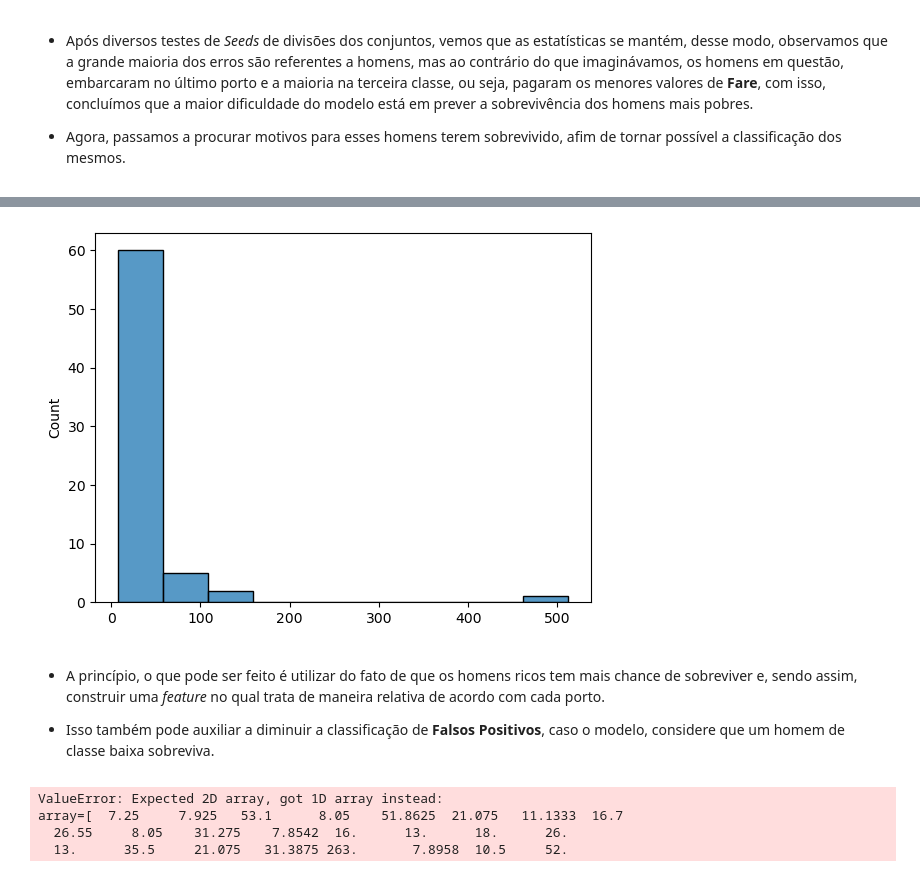
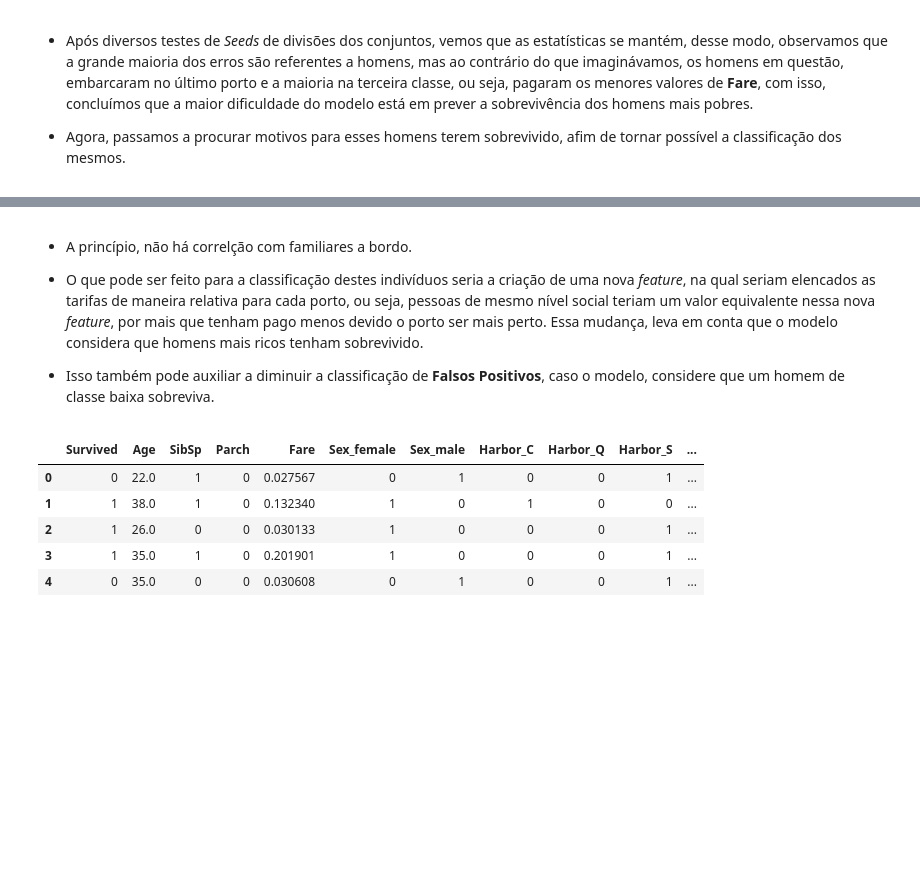
Before and after one commit to Edmurcn/Titanic, a Jupyter notebook: Passo-4.ipynb, the cells around one changed output, grey strips where cells are left out. Saved outputs shown, nothing was run; the diff lists cells and outputs as text; code cells hidden in the pictures; blank space fills up the shorter version.

```diff
--- a/Passo-4.ipynb
+++ b/Passo-4.ipynb
@@ -151,28 +161,54 @@ plt.show()
-# %%
-sns.histplot(X_falneg[:,3], bins=10)
-plt.show()
-# %% [output]
-[figure, removed]
 # %% [markdown]
-- A princípio, o que pode ser feito é utilizar do fato de que os homens ricos tem mais chance de sobreviver e, sendo assim, construir uma *feature* no qual trata de maneira relativa de acordo com cada porto.
+- A princípio, não há correlção com familiares a bordo.
+
+- O que pode ser feito para a classificação destes indivíduos seria a criação de uma nova *feature*, na qual seriam elencados as tarifas de maneira relativa para cada porto, ou seja, pessoas de mesmo nível social teriam um valor equivalente nessa nova *feature*, por mais que tenham pago menos devido o porto ser mais perto. Essa mudança, leva em conta que o modelo considera que homens mais ricos tenham sobrevivido.
 
 - Isso também pode auxiliar a diminuir a classificação de **Falsos Positivos**, caso o modelo, considere que um homem de classe baixa sobreviva.
-# %%
-from sklearn.preprocessing import MinMaxScaler
-
-scaler = MinMaxScaler()
-
-# Carregando os dados
-df_train = pd.read_csv("dados/treino_tratado_2.csv", header=0)
-df_test = pd.read_csv("dados/teste_tratado_2.csv", header=0)
-
-# Calculando os máximos e mínimos preços de cada porto
-mask_S = df_train["Harbor_S"] == 1
-df_S = df_train[mask_S]
-df_S['Fare'] = scaler.fit_transform(df_S['Fare'])
-df_S.head()
-# %% [output]
-ValueError: Expected 2D array, got 1D array instead:
-array=[  7.25     7.925   53.1      8.05    51.8625  21.075   11.1333  16.7
-  26.55     8.05    31.275    7.8542  16.      13.      18.      26.
-  13.      35.5     21.075   31.3875 263.       7.8958  10.5     52.
+# %%
+
+# Carregando os dados
+df_train = pd.read_csv("dados/treino_tratado_2.csv", header=0)
+df_test = pd.read_csv("dados/teste_tratado_2.csv", header=0)
+
+Original_Fare_Train = df_train["Fare"]
+Original_Fare_Test = df_test["Fare"]
+
+# Calculando os máximos e mínimos dos preços de cada porto
+
+def get_min_max(porto):
+    mask = df_train[porto] == 1
+    df = df_train[mask]
+    max_porto = np.max(df["Fare"])
+    min_porto = np.min(df["Fare"])
+    return min_porto, max_porto
+
+min_S, max_S = get_min_max("Harbor_S")
+min_C, max_C = get_min_max("Harbor_C")
+min_Q, max_Q = get_min_max("Harbor_Q")
+
+portos = ["Harbor_S", "Harbor_C", "Harbor_Q"]
+maximos = {"Harbor_S" : max_S,
+           "Harbor_C" : max_C,
+           "Harbor_Q" : max_Q}
+minimos = {"Harbor_S" : min_S,
+           "Harbor_C" : min_C,
+           "Harbor_Q" : min_Q}
+
+
+# Construindo a feature Fare relativa
+
+for porto in portos:
+    for index, row in df_train.iterrows():
+        if df_train.at[index, porto] == 1:
+            fare = df_train.at[index, "Fare"]
+            new_fare = (fare - minimos[porto])/(maximos[porto]-minimos[porto])
+            df_train.at[index, "Fare"] = new_fare
+
+df_train.head()
+# %% [output]
+|  | Survived | Age | SibSp | Parch | Fare | Sex_female | Sex_male | Harbor_C | Harbor_Q | Harbor_S | ... |
+| 0 | 0 | 22.0 | 1 | 0 | 0.027567 | 0 | 1 | 0 | 0 | 1 | ... |
+| 1 | 1 | 38.0 | 1 | 0 | 0.132340 | 1 | 0 | 1 | 0 | 0 | ... |
+| 2 | 1 | 26.0 | 0 | 0 | 0.030133 | 1 | 0 | 0 | 0 | 1 | ... |
+| 3 | 1 | 35.0 | 1 | 0 | 0.201901 | 1 | 0 | 0 | 0 | 1 | ... |
+| 4 | 0 | 35.0 | 0 | 0 | 0.030608 | 0 | 1 | 0 | 0 | 1 | ... |
```
Also changed, not shown: parts of 12 cells of this notebook.
